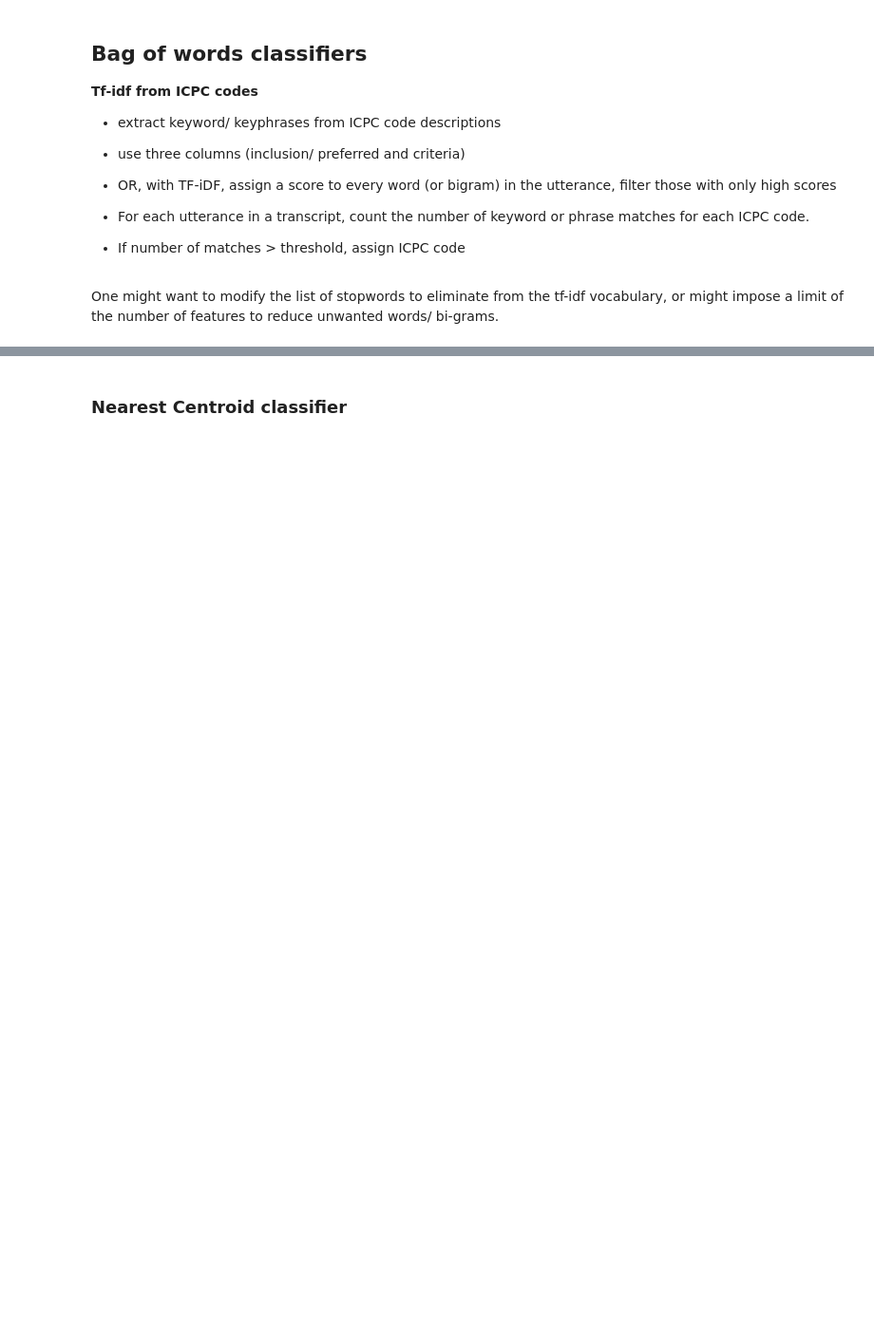
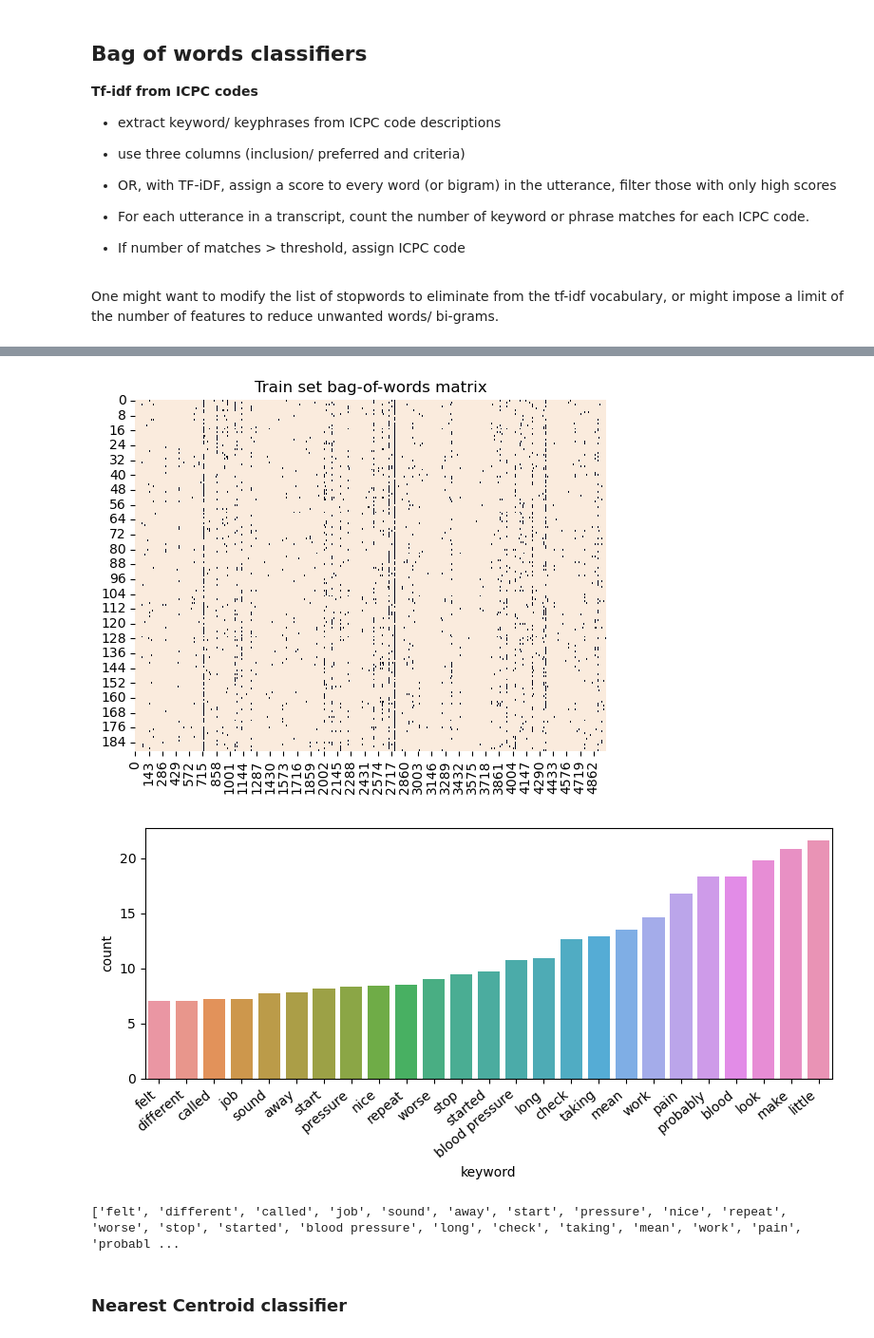
Before and after one commit to NLPforGPs/NLP-Primary-Care, a Jupyter notebook: classification.ipynb, the cells around one changed output, grey strips where cells are left out. Shown at 95% size. Saved outputs shown, nothing was run; the diff lists cells and outputs as text; code cells hidden in the pictures; blank space fills up the shorter version.

Commit message:
Updates to main file, changes to include different headings for CKS and more stopwords.

```diff
--- a/classification.ipynb
+++ b/classification.ipynb
@@ -229,19 +294,23 @@ sns.heatmap(X_train.todense()==0, vmin=0, vmax=1, cbar=False).set_title('Train s
 # %%
 keyword_dist_over_train = np.array(X_train.sum(axis=0)).flatten()
 
-def show_common_keywords(threshold:int = 3):
+def show_common_keywords(threshold:int = 7):
     frequent_words = [[k,n] for k,n in zip(lookup, keyword_dist_over_train) if n > threshold]
     frequent_words_df = pd.DataFrame(frequent_words,columns=['keyword', 'count']).sort_values('count')
 
     plt.figure(figsize=(8,4))
     ax = sns.barplot(x='keyword', y='count', data=frequent_words_df)
     ax.set_xticklabels(ax.get_xticklabels(), rotation=40, ha="right")
     plt.tight_layout()
     plt.show()
 
     print([k._text for k in ax.get_xticklabels()])
 
 show_common_keywords()
+# %% [output]
+[figure, added]
+[figure, added]
+['felt', 'different', 'called', 'job', 'sound', 'away', 'start', 'pressure', 'nice', 'repeat', 'worse', 'stop', 'started', 'blood pressure', 'long', 'check', 'taking', 'mean', 'work', 'pain', 'probabl ...
 # %% [markdown]
 ### Nearest Centroid classifier
 # %%
```
Also changed, not shown: parts of 24 cells of this notebook, 2 other files.
